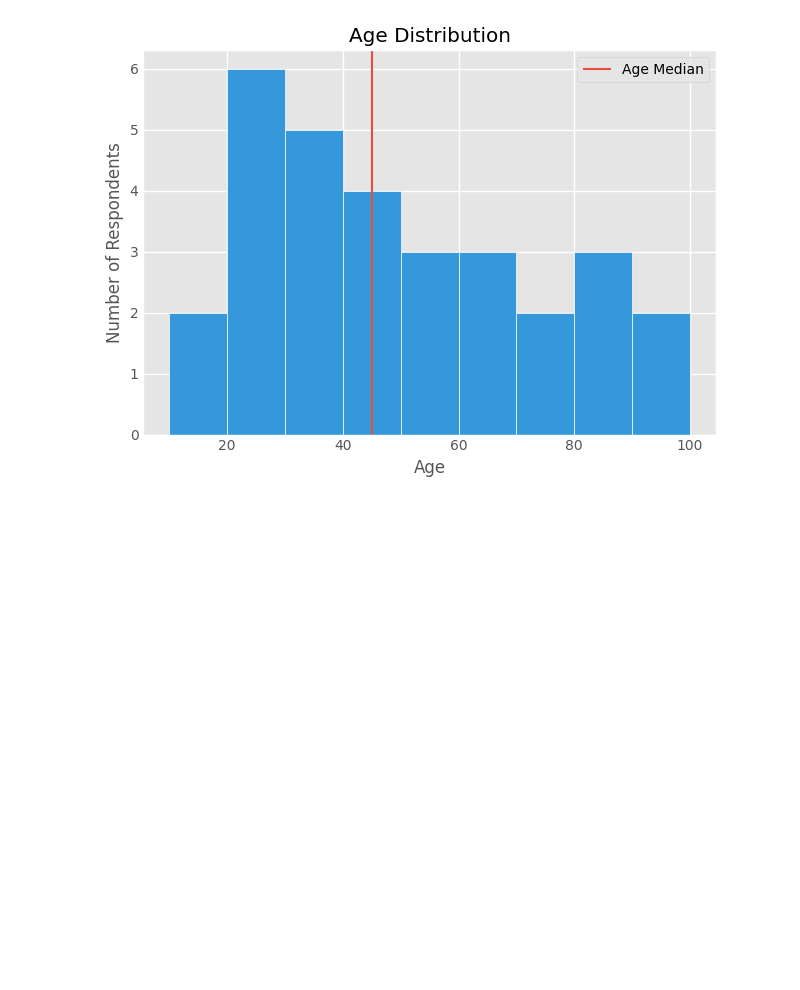
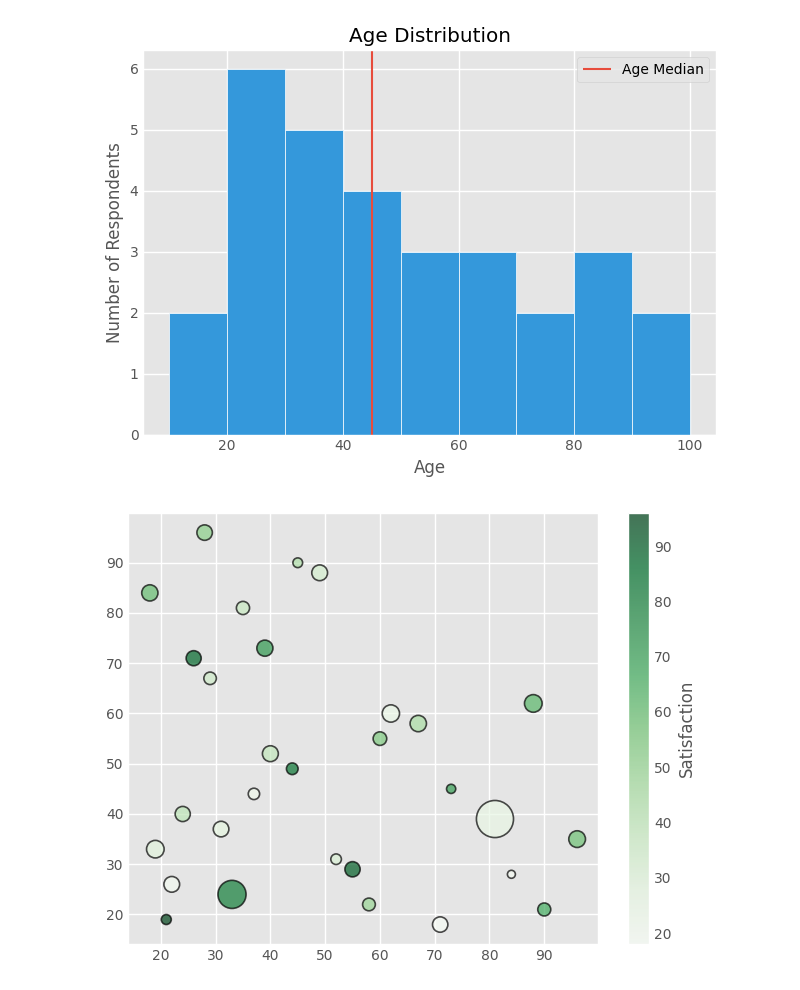
Before and after one commit to DareTunbosun/Pandas-Exercises, a Jupyter notebook: plotting exercise.ipynb, the cells around one changed output. Drawn from its saved outputs; the diff is of its cells as text; code cells hidden in the pictures; blank space fills up the shorter version.

Commit message:
Update more plots and styles

```diff
--- a/plotting exercise.ipynb
+++ b/plotting exercise.ipynb
@@ -363,3 +397,18 @@ plt.tight_layout()
 plt.show()
 # %% [output]
 [figure]
+# %%
+plt.style.use('seaborn-v0_8-colorblind')
+x =  [22, 35, 19, 44, 67, 28, 90, 31, 55, 18, 73, 40, 62, 26, 81, 33, 49, 58, 96, 21, 37, 29, 84, 45, 52, 60, 71, 39, 24, 88]
+y =  [26, 81, 33, 49, 58, 96, 21, 37, 29, 84, 45, 52, 60, 71, 39, 24, 88, 22, 35, 19, 44, 67, 28, 90, 31, 55, 18, 73, 40, 62]
+colors =  [21, 37, 29, 84, 45, 52, 67, 28, 90, 60, 71, 39, 24, 88, 26, 81, 33, 49, 58, 96,  22, 35, 19, 44, 31, 55, 18, 73, 40, 62]
+sizes = [128, 90, 160, 71, 139, 124, 88, 126, 121, 137, 44, 131, 155, 118, 713, 410, 129, 84, 145, 52, 67, 81, 33, 49, 58, 96,  122, 135, 119, 162]
+
+plt.scatter(x, y, marker= 'o', c= colors, cmap= 'Greens', alpha = 0.7, s= sizes, edgecolor= 'black', linewidth=1.2)
+cbar = plt.colorbar()
+cbar.set_label('Satisfaction')
+
+plt.tight_layout()
+plt.show()
+# %% [output]
+[figure, added]
```
Also changed, not shown: parts of 9 cells of this notebook.
